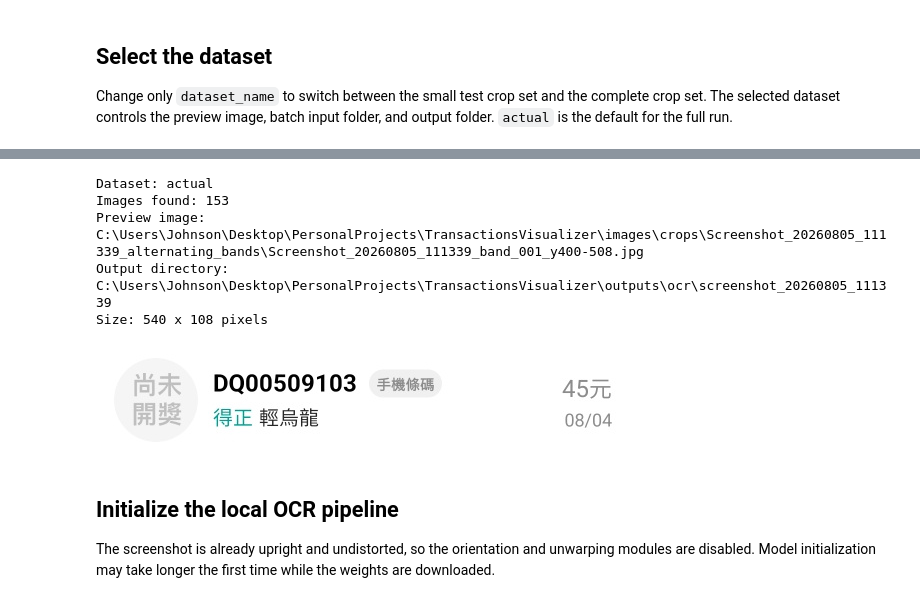
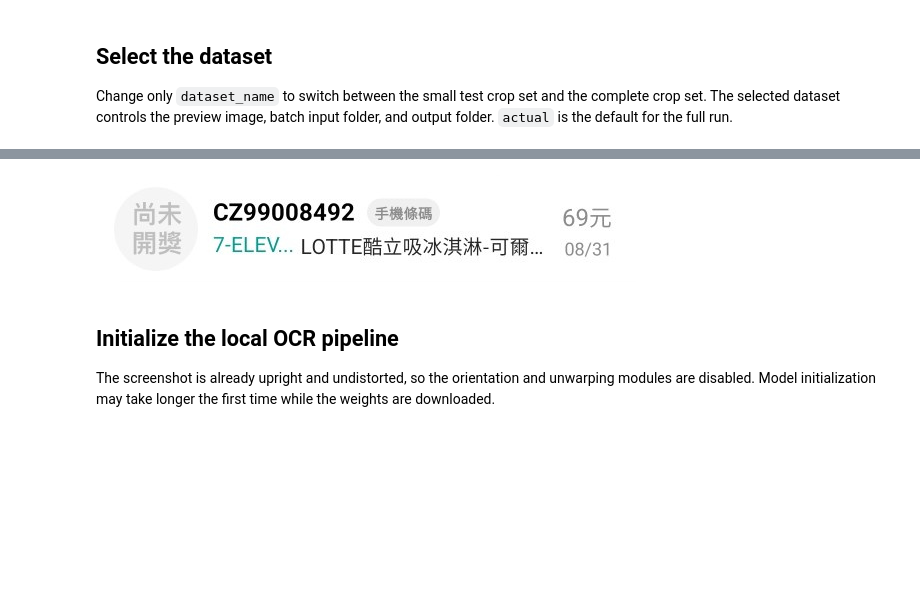
Before and after one commit to stoyq/TransactionsVisualizer, a Jupyter notebook: notebooks/02_test_paddleocr.ipynb, the cells around one changed output, grey strips where cells are left out. Cells and saved outputs as stored; diff of their text form; code cells hidden in the pictures; blank space fills up the shorter version.

```diff
--- a/notebooks/02_test_paddleocr.ipynb
+++ b/notebooks/02_test_paddleocr.ipynb
@@ -31,12 +31,12 @@ Change only `dataset_name` to switch between the small test crop set and the com
 # %%
 datasets = {
     "test": {
-        "crop_folder": "Screenshot_20260805_111339_test_alternating_bands",
-        "output_folder": "screenshot_20260805_111339_test",
+        "crop_folder": "test",
+        "output_folder": "test",
     },
     "actual": {
-        "crop_folder": "Screenshot_20260805_111339_alternating_bands",
-        "output_folder": "screenshot_20260805_111339",
+        "crop_folder": "Taiwan_2026_Jul_to_Sep_transactions",
+        "output_folder": "Taiwan_2026_Jul_to_Sep_transactions",
     },
 }
 
@@ -72,9 +72,4 @@ task: <Task pending name='Task-321' coro=<Kernel.shell_main() running at C:\User
-Dataset: actual
-Images found: 153
-Preview image: C:\Users\Johnson\Desktop\PersonalProjects\TransactionsVisualizer\images\crops\Screenshot_20260805_111339_alternating_bands\Screenshot_20260805_111339_band_001_y400-508.jpg
-Output directory: C:\Users\Johnson\Desktop\PersonalProjects\TransactionsVisualizer\outputs\ocr\screenshot_20260805_111339
-Size: 540 x 108 pixels
-[figure, old version]
+[figure, new version]
 # %% [markdown]
 ## Initialize the local OCR pipeline
 
```
Also changed, not shown: parts of 19 cells of this notebook, 3 other files.
